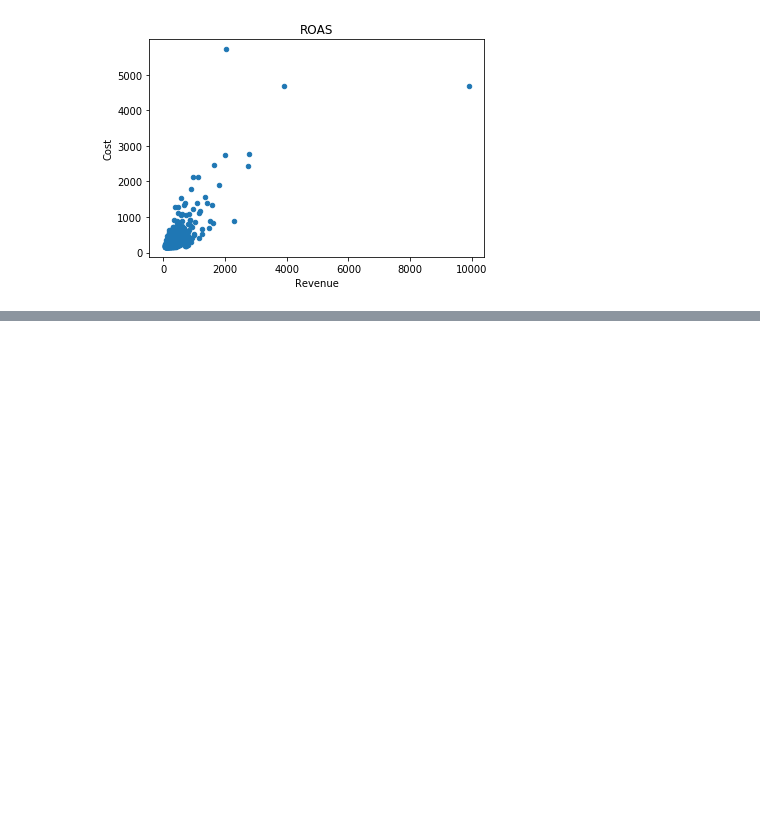
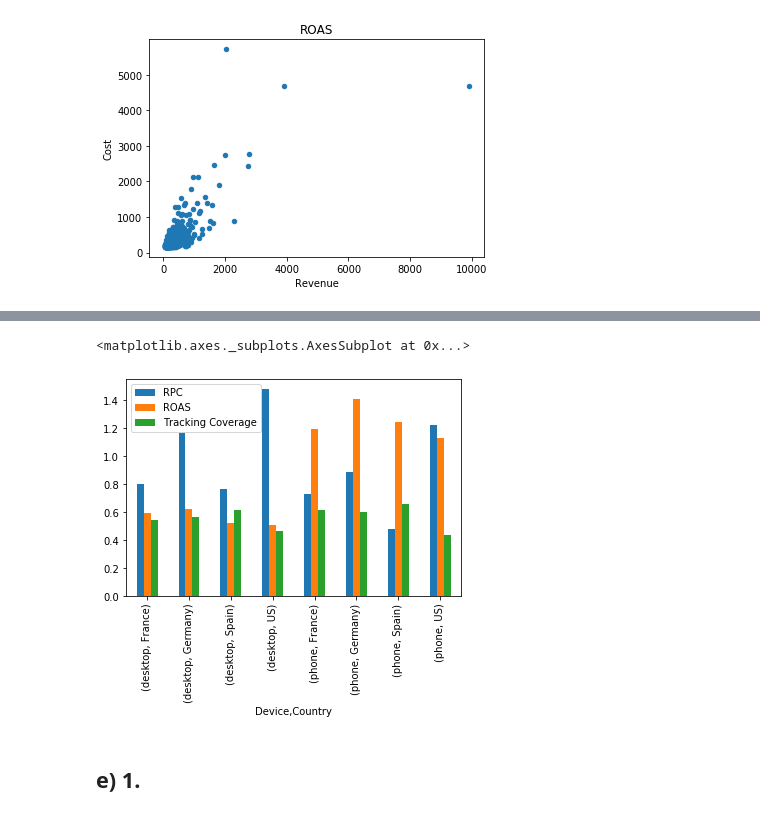
Before and after one commit to saikamat/travel_metrics, a Jupyter notebook: business_metrics.ipynb, the cells around one changed output, grey strips where cells are left out. Saved outputs shown, nothing was run; the diff lists cells and outputs as text; code cells hidden in the pictures; blank space fills up the shorter version.

```diff
--- a/business_metrics.ipynb
+++ b/business_metrics.ipynb
@@ -131,0 +138,7 @@ bm_data.plot.scatter(x='Revenue', y='Cost', title='ROAS')
+# %%
+bm_data.groupby(['Device', 'Country'])['RPC','ROAS', 'Tracking Coverage'].mean().plot(kind='bar')
+# %% [output]
+<matplotlib.axes._subplots.AxesSubplot at 0x...>
+[figure, added]
+# %% [markdown]
+## e) 1.
```
Also changed, not shown: parts of 8 cells of this notebook.
